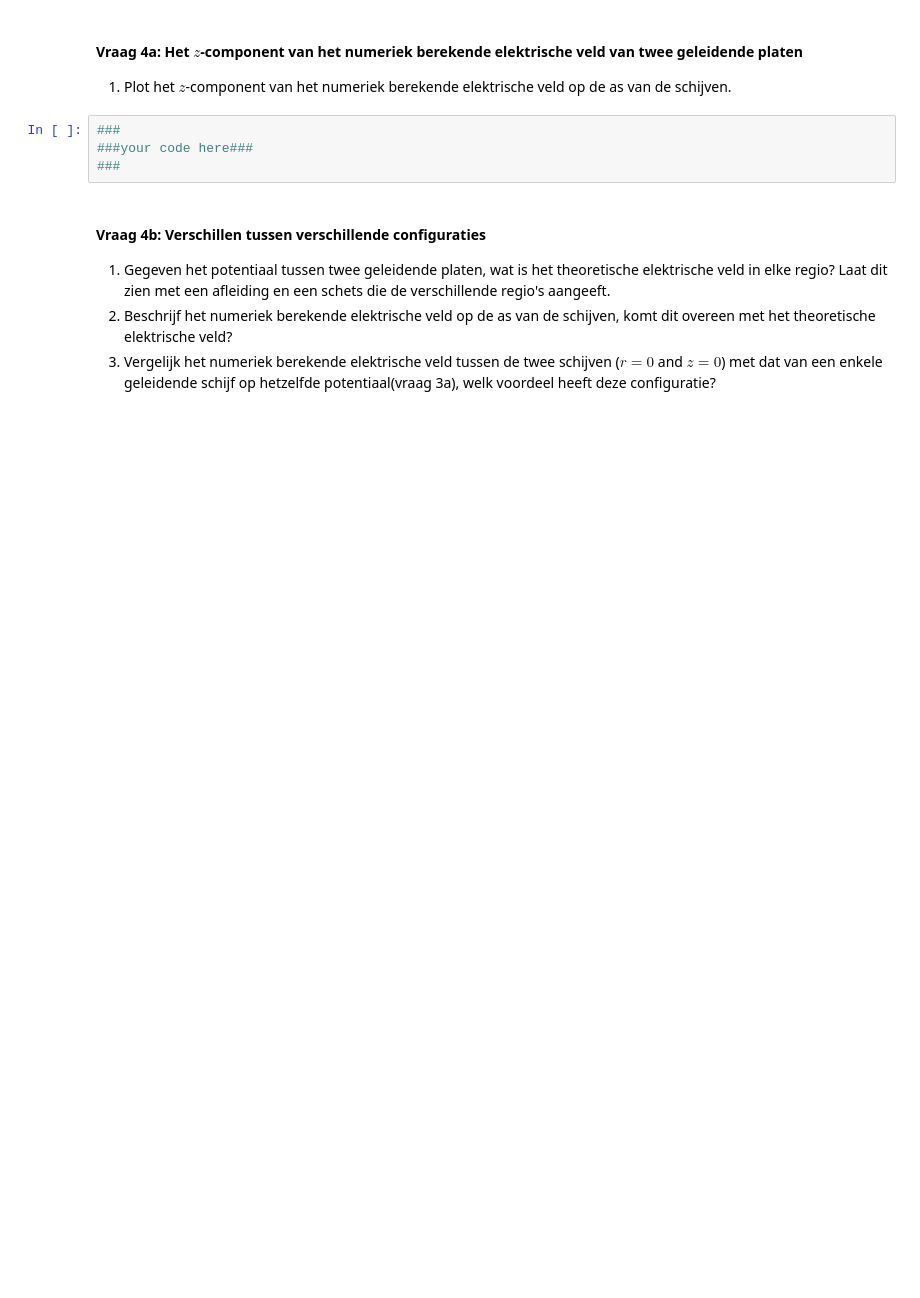
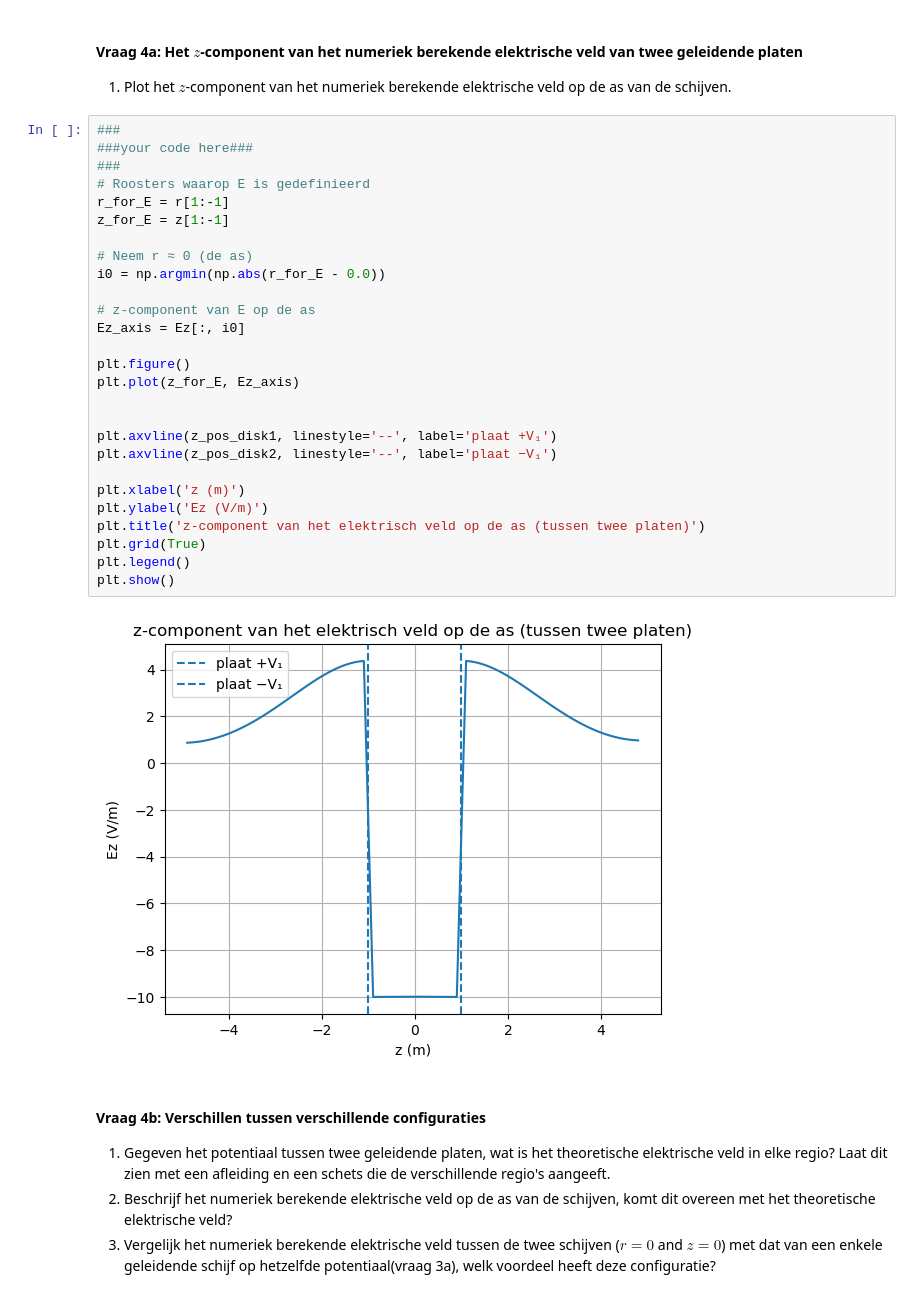
Before and after one commit to ErikvdBerkmortel/DEF-repository, a Jupyter notebook: DigitaleOntwerpopdrachten/1CondensatorOpdracht/CondensatorOntwerpopdracht.ipynb, the cells around one changed output. Cells and saved outputs as stored; diff of their text form; blank space fills up the shorter version.

```diff
--- a/DigitaleOntwerpopdrachten/1CondensatorOpdracht/CondensatorOntwerpopdracht.ipynb
+++ b/DigitaleOntwerpopdrachten/1CondensatorOpdracht/CondensatorOntwerpopdracht.ipynb
@@ -451,7 +577,32 @@ plot_results_disk(Ez, Er, normE, V, r, z, grid_step, disk_radius, z_pos_disk1, z
 # %%
 ###
 ###your code here###
 ###
+# Roosters waarop E is gedefinieerd
+r_for_E = r[1:-1]
+z_for_E = z[1:-1]
+
+# Neem r ≈ 0 (de as)
+i0 = np.argmin(np.abs(r_for_E - 0.0))
+
+# z-component van E op de as
+Ez_axis = Ez[:, i0]
+
+plt.figure()
+plt.plot(z_for_E, Ez_axis)
+
+
+plt.axvline(z_pos_disk1, linestyle='--', label='plaat +V₁')
+plt.axvline(z_pos_disk2, linestyle='--', label='plaat −V₁')
+
+plt.xlabel('z (m)')
+plt.ylabel('Ez (V/m)')
+plt.title('z-component van het elektrisch veld op de as (tussen twee platen)')
+plt.grid(True)
+plt.legend()
+plt.show()
+# %% [output]
+[figure, added]
 # %% [markdown]
 #### Vraag 4b: Verschillen tussen verschillende configuraties
 
```
Also changed, not shown: parts of 17 cells of this notebook, 3 other files.
